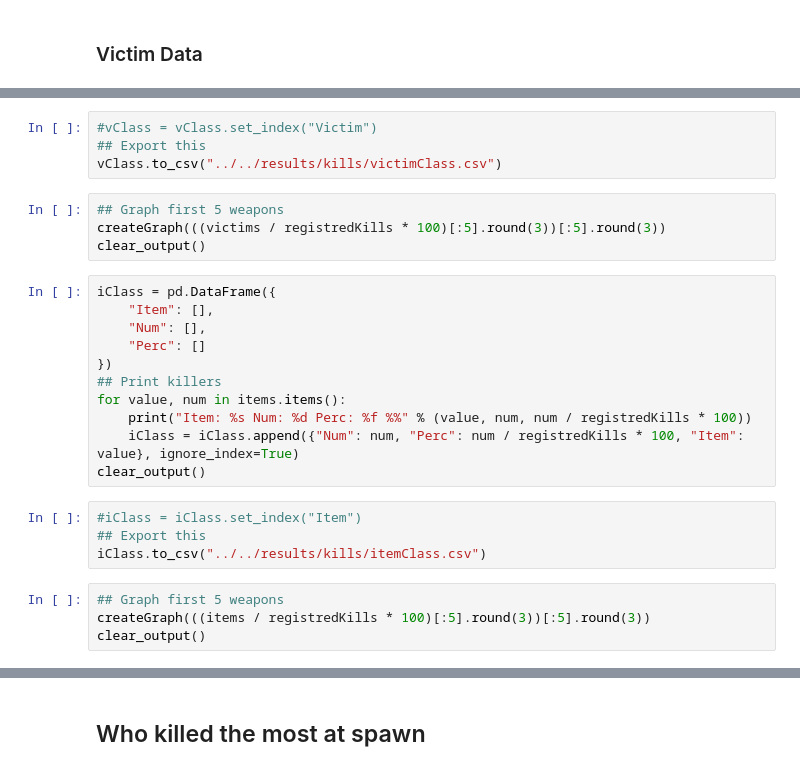
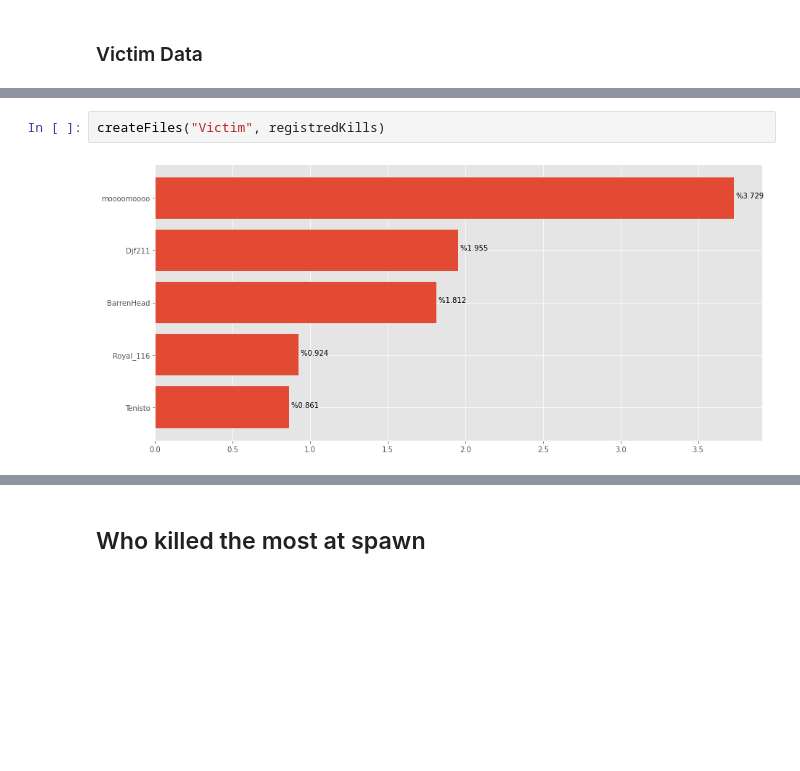
Before and after one commit to TechAle/salc1-data-mining, a Jupyter notebook: notebooks/kill_and_death/KillDeathResults.ipynb, the cells around one changed output, grey strips where cells are left out. Saved outputs shown, nothing was run; the diff lists cells and outputs as text; blank space fills up the shorter version.

```diff
--- a/notebooks/kill_and_death/KillDeathResults.ipynb
+++ b/notebooks/kill_and_death/KillDeathResults.ipynb
@@ -152,27 +141,4 @@ clear_output()
-# %%
-#vClass = vClass.set_index("Victim")
-## Export this
-vClass.to_csv("../../results/kills/victimClass.csv")
-# %%
-## Graph first 5 weapons
-createGraph(((victims / registredKills * 100)[:5].round(3))[:5].round(3))
-clear_output()
-# %%
-iClass = pd.DataFrame({
-    "Item": [],
-    "Num": [],
-    "Perc": []
-})
-## Print killers
-for value, num in items.items():
-    print("Item: %s Num: %d Perc: %f %%" % (value, num, num / registredKills * 100))
-    iClass = iClass.append({"Num": num, "Perc": num / registredKills * 100, "Item": value}, ignore_index=True)
-clear_output()
-# %%
-#iClass = iClass.set_index("Item")
-## Export this
-iClass.to_csv("../../results/kills/itemClass.csv")
-# %%
-## Graph first 5 weapons
-createGraph(((items / registredKills * 100)[:5].round(3))[:5].round(3))
-clear_output()
+# %%
+createFiles("Victim", registredKills)
+# %% [output]
+[figure, added]
```
Also changed, not shown: parts of 15 cells of this notebook, 4 other files.
